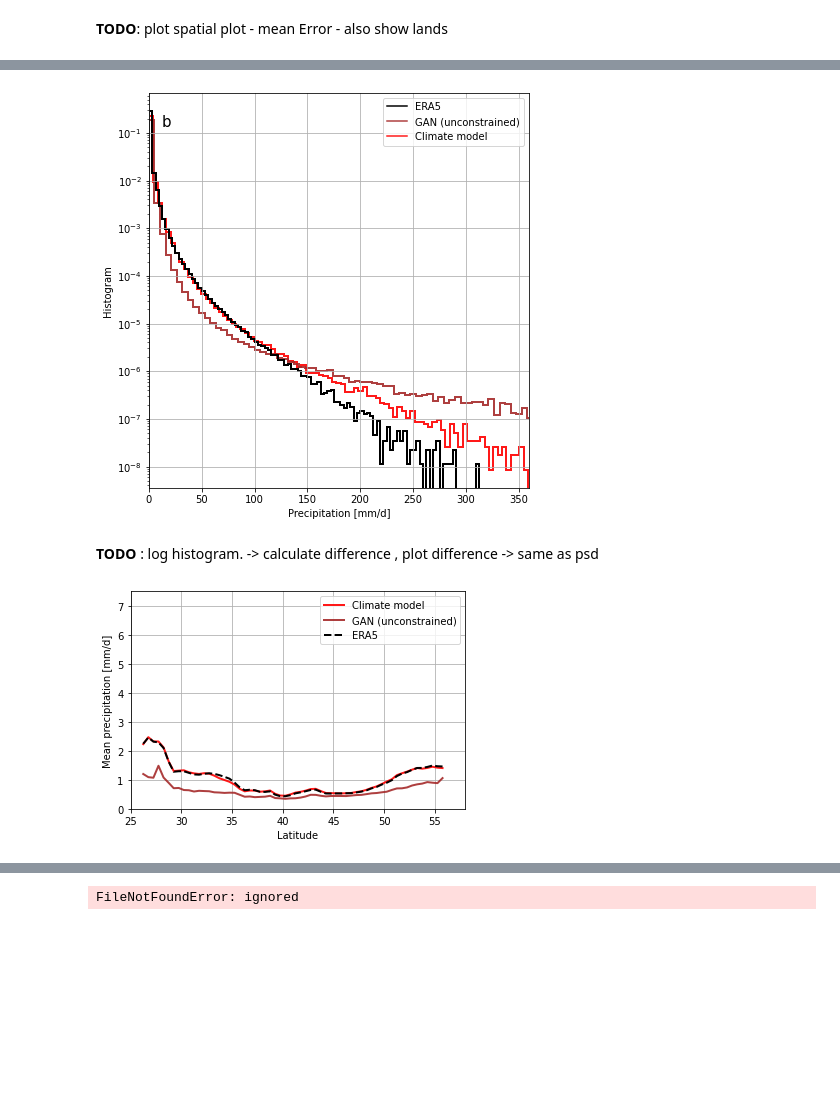
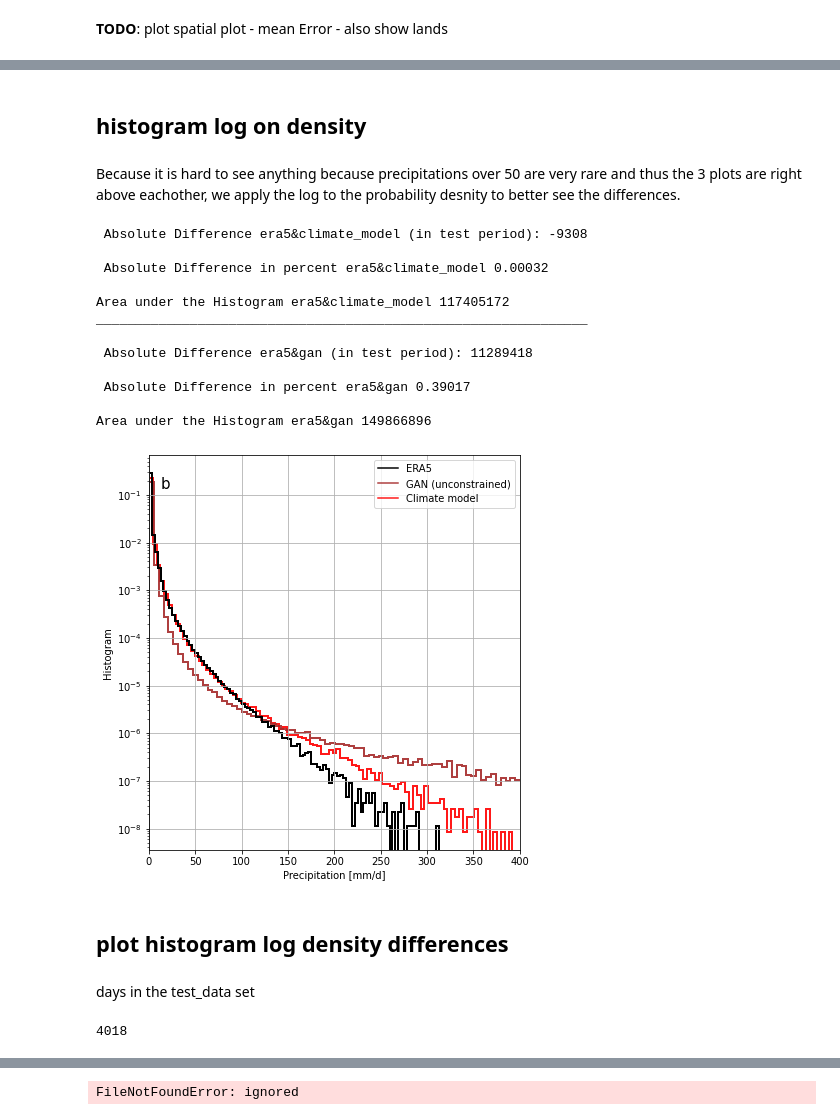
Before and after one commit to aim56009/Bias_GAN, a Jupyter notebook: code/run_notebook.ipynb, the cells around one changed output, grey strips where cells are left out. Cells and saved outputs as stored; diff of their text form; code cells hidden in the pictures; blank space fills up the shorter version.

Commit message:
implement histogram plots

```diff
--- a/code/run_notebook.ipynb
+++ b/code/run_notebook.ipynb
@@ -543,7 +514,7 @@ def plot_basemap(data: xr.DataArray,
                 fig=None,
                 projection='mill',
                 contourf=False,
-                map_resolution='i',
+                map_resolution='c',
                 vmin_contours=0.15,
                 vmax_contours=0.40,
                 mask_threshold=1):
@@ -566,14 +537,9 @@ def plot_basemap(data: xr.DataArray,
                 urcrnrlon=lons[-1], urcrnrlat=lats[-1],
                 projection=projection, lon_0=lon_0,
                 resolution=map_resolution, ax=axis)
-    #m.drawcountries()
-    #m.drawcoastlines(color='k', linewidth=0.5)
 
-    m.drawcountries(zorder=1,color="black", linewidth=1)
-    m.shadedrelief()
-    m.drawcoastlines(color="black",linewidth=1.2)
-    m.drawrivers(linewidth=0.5,color="blue")
-    m.drawmapboundary()
+    m.drawcounties()
+    m.drawcoastlines(color='k', linewidth=0.5)
 
     if draw_coordinates:
         par = m.drawparallels(
@@ -941,14 +1183,30 @@ PlotAnalysis(test_data).avg_frames_abs_err(projection="cyl", scale_precip_by = 1
+# %% [markdown]
+## histogram log on **density**
+# %% [markdown]
+Because it is hard to see anything because precipitations over 50 are very rare and thus the 3 plots are right above eachother, we apply the log to the probability desnity to better see the differences.
 # %%
 fig, ax = plt.subplots(1,1,figsize=(6, 6),  constrained_layout=True)
 
-PlotAnalysis(test_data).histograms(single_plot=False, ax=ax, show_legend=True, annotate=True)
+PlotAnalysis(test_data).histograms(single_plot=False, ax=ax, show_legend=True, annotate=True,log=True)
 # %% [output]
+ Absolute Difference era5&climate_model (in test period): -9308
+
+ Absolute Difference in percent era5&climate_model 0.00032
+
+Area under the Histogram era5&climate_model 117405172
+_______________________________________________________________
+
+ Absolute Difference era5&gan (in test period): 11289418
+
+ Absolute Difference in percent era5&gan 0.39017
+
+Area under the Histogram era5&gan 149866896
-[figure, old version]
+[figure, new version]
-# %% [markdown]
- **TODO** : log histogram. -> calculate difference , plot difference -> same as psd
-# %%
-#PlotAnalysis(test_data).latitudinal_mean_and_histograms(single_plot=True)
-
-PlotAnalysis(test_data).latitudinal_mean()
-# %% [output]
-[figure, removed]
+# %% [markdown]
+## plot histogram log density **differences**
+# %% [markdown]
+days in the test_data set
+# %%
+len(getattr(test_data,"gan").time)
+# %% [output]
+4018
```
Also changed, not shown: parts of 35 cells of this notebook.
